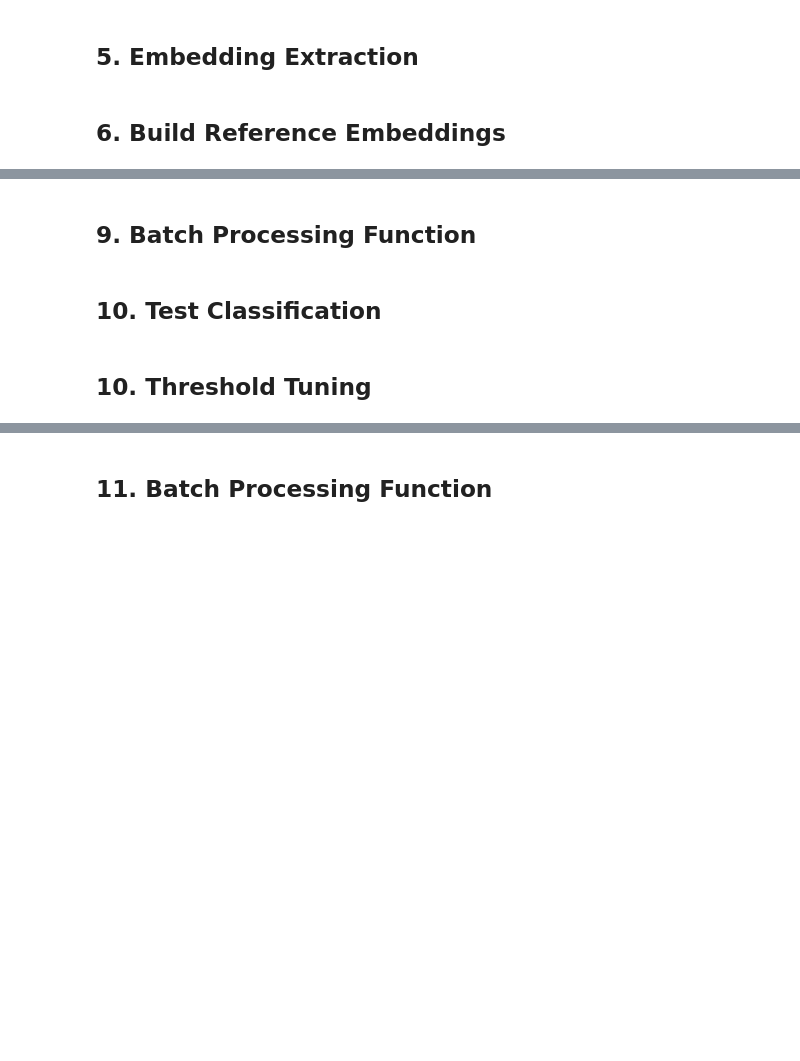
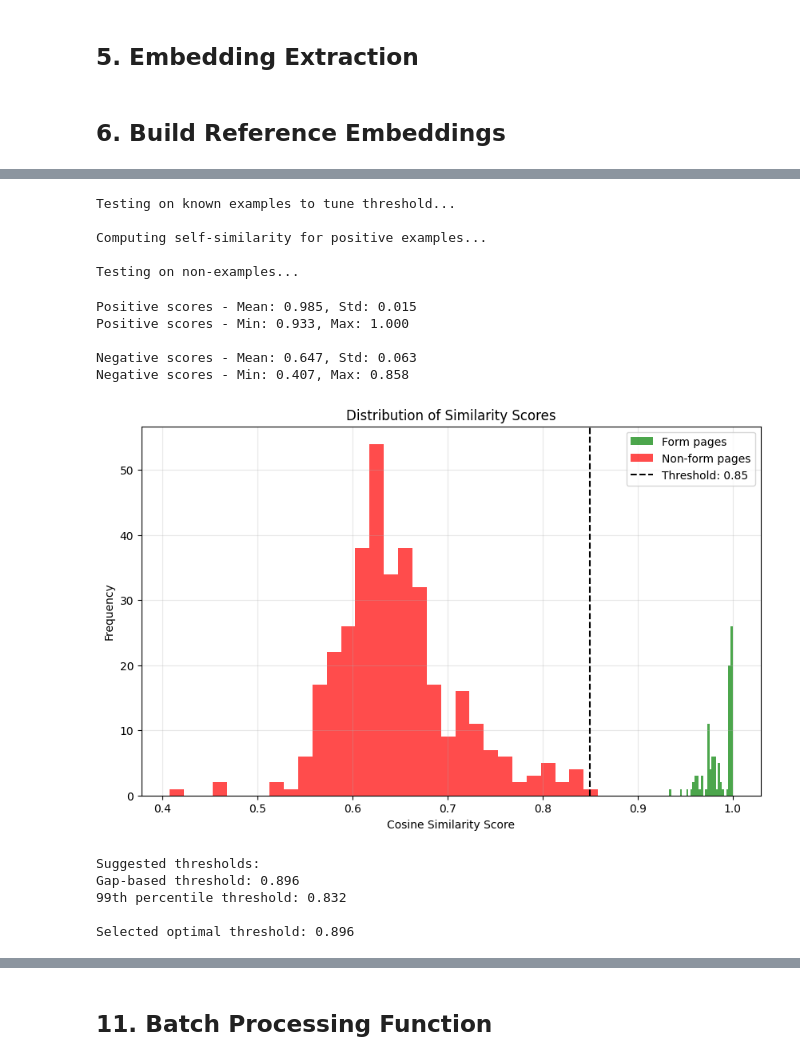
Before and after one commit to tylerandrewscott/chehalis, a Jupyter notebook: code/preprocessing/zero_shot_classifier_clean.ipynb, the cells around one changed output, grey strips where cells are left out. Saved outputs shown, nothing was run; the diff lists cells and outputs as text; code cells hidden in the pictures; blank space fills up the shorter version.

```diff
--- a/code/preprocessing/zero_shot_classifier_clean.ipynb
+++ b/code/preprocessing/zero_shot_classifier_clean.ipynb
@@ -52,7 +54,8 @@ print("✓ Using PyMuPDF (no poppler dependency required)")
 ## 2. Configuration
 # %%
 # Paths
-BASE_PATH = Path('/Users/admin-tascott/Documents/GitHub/chehalis')
+### base path for jupyter lab remote
+BASE_PATH = Path('../..')
 EXAMPLE_FORMS_PATH = BASE_PATH / 'data' / 'raw' / '_exampleforms'
 NON_EXAMPLES_PATH = BASE_PATH / 'data' / 'raw' / '_nonexamples'
 
@@ -66,7 +69,7 @@ SIMILARITY_THRESHOLD = 0.85  # Initial threshold (will be tuned)
 
 # Parallel processing parameters
 USE_MULTIPROCESSING = True  # Enable multiprocessing
-N_WORKERS = min(8, os.cpu_count() - 1)  # Leave one core free
+N_WORKERS = min(64, os.cpu_count() - 1)  # Leave one core free
 
 # Output paths
 EMBEDDINGS_CACHE_PATH = BASE_PATH / 'code' / 'preprocessing' / 'cached_embeddings'
@@ -356,7 +369,7 @@ negative_scores = []
 
 # Test on subset of examples (already processed)
 print("\nComputing self-similarity for positive examples...")
-for i in range(min(50, len(reference_embeddings))):
+for i in range(min(100, len(reference_embeddings))):
     # Leave-one-out similarity
     embedding = reference_embeddings[i]
     other_embeddings = np.delete(reference_embeddings, i, axis=0)
@@ -385,35 +398,50 @@ negative_scores = np.array(negative_scores)
 
 print(f"\nPositive scores - Mean: {positive_scores.mean():.3f}, Std: {positive_scores.std():.3f}")
 print(f"Positive scores - Min: {positive_scores.min():.3f}, Max: {positive_scores.max():.3f}")
 print(f"\nNegative scores - Mean: {negative_scores.mean():.3f}, Std: {negative_scores.std():.3f}")
 print(f"Negative scores - Min: {negative_scores.min():.3f}, Max: {negative_scores.max():.3f}")
 
 # Plot score distributions
 plt.figure(figsize=(10, 6))
 plt.hist(positive_scores, bins=30, alpha=0.7, label='Form pages', color='green')
 plt.hist(negative_scores, bins=30, alpha=0.7, label='Non-form pages', color='red')
 plt.axvline(x=SIMILARITY_THRESHOLD, color='black', linestyle='--',
             label=f'Threshold: {SIMILARITY_THRESHOLD}')
 plt.xlabel('Cosine Similarity Score')
 plt.ylabel('Frequency')
 plt.title('Distribution of Similarity Scores')
 plt.legend()
 plt.grid(True, alpha=0.3)
 plt.show()
 
 # Find optimal threshold
 gap_threshold = (positive_scores.min() + negative_scores.max()) / 2
 percentile_threshold = np.percentile(negative_scores, 99)  # 99th percentile of negatives
 
 print(f"\nSuggested thresholds:")
 print(f"Gap-based threshold: {gap_threshold:.3f}")
 print(f"99th percentile threshold: {percentile_threshold:.3f}")
 
 # Update threshold
 OPTIMAL_THRESHOLD = max(gap_threshold, percentile_threshold)
 print(f"\nSelected optimal threshold: {OPTIMAL_THRESHOLD:.3f}")
+# %% [output]
+Testing on known examples to tune threshold...
+
+Computing self-similarity for positive examples...
+
+Testing on non-examples...
+Positive scores - Mean: 0.985, Std: 0.015
+Positive scores - Min: 0.933, Max: 1.000
+
+Negative scores - Mean: 0.647, Std: 0.063
+Negative scores - Min: 0.407, Max: 0.858
+[figure, added]
+Suggested thresholds:
+Gap-based threshold: 0.896
+99th percentile threshold: 0.832
+
+Selected optimal threshold: 0.896
-# %% [markdown]
-## 9. Batch Processing Function
 # %%
 def process_document_folder(folder_path: Path,
                           model,
@@ -534,5 +562,3 @@ def process_document_folder(folder_path: Path,
     print(f"Processing errors: {df_results['error'].notna().sum()}")
 
     return df_results
-# %% [markdown]
-## 10. Test Classification
@@ -581,2 +564,0 @@ test_results_2 = process_document_folder(
-# %% [markdown]
-## 10. Threshold Tuning
```
Also changed, not shown: parts of 13 cells of this notebook, 6 other files.
